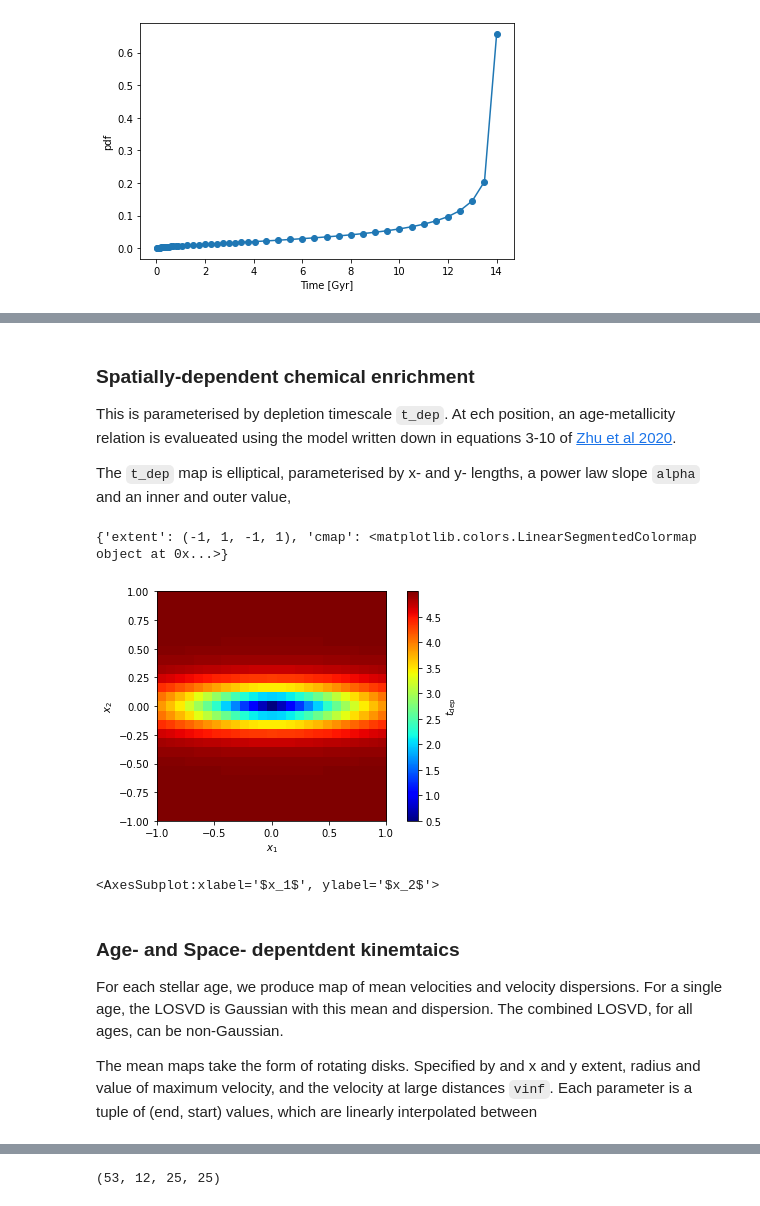
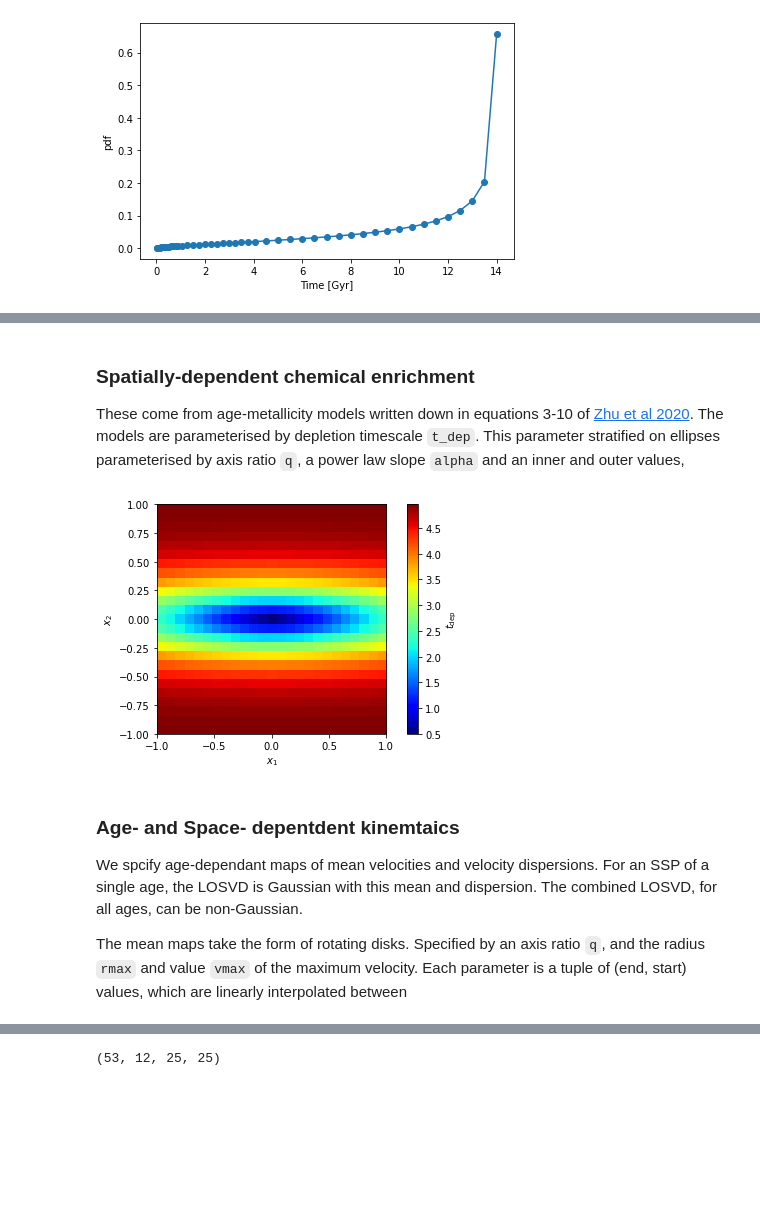
Before and after one commit to prashjet/popkinmocks, a Jupyter notebook: notebooks/popkinmocks.ipynb, the cells around one changed output, grey strips where cells are left out. Cells and saved outputs as stored; diff of their text form; code cells hidden in the pictures; blank space fills up the shorter version.

```diff
--- a/notebooks/popkinmocks.ipynb
+++ b/notebooks/popkinmocks.ipynb
@@ -34,6 +34,6 @@ Set the age dependent spatial-density. Parameterised as an extent in x and y dir
 # %%
-disk1.set_p_x_t(sig_x_lims=(0.5, 0.2),
-                sig_y_lims=(0.03, 0.1),
+disk1.set_p_x_t(q_lims=(0.1, 0.3),
+                rc_lims=(0.1, 0.9),
                 alpha_lims=(1.2, 0.8))
 disk1.plot_density(show_every_nth_time=5)
 # %% [output]
@@ -48,25 +44,20 @@ disk1.plot_density(show_every_nth_time=5)
 # %% [markdown]
 ### Spatially-dependent chemical enrichment
 
-This is parameterised by depletion timescale `t_dep`. At ech position, an age-metallicity relation is evalueated using the model written down in equations 3-10 of [Zhu et al 2020](https://ui.adsabs.harvard.edu/abs/2020MNRAS.496.1579Z/abstract).
-
-The `t_dep` map is elliptical, parameterised by x- and y- lengths, a power law slope `alpha` and an inner and outer value,
+These come from age-metallicity models written down in equations 3-10 of [Zhu et al 2020](https://ui.adsabs.harvard.edu/abs/2020MNRAS.496.1579Z/abstract). The models are parameterised by depletion timescale `t_dep`. This parameter stratified on ellipses parameterised by axis ratio `q`, a power law slope `alpha` and an inner and outer values,
 # %%
-disk1.set_t_dep(sig_x=0.5,
-                sig_y=0.1,
+disk1.set_t_dep(q=0.2,
                 alpha=3.,
                 t_dep_in=0.5,
                 t_dep_out=5.)
 disk1.set_p_z_tx()
 disk1.plot_t_dep()
 # %% [output]
-{'extent': (-1, 1, -1, 1), 'cmap': <matplotlib.colors.LinearSegmentedColormap object at 0x...>}
-[figure, old version]
+[figure, new version]
-<AxesSubplot:xlabel='$x_1$', ylabel='$x_2$'>
 # %% [markdown]
 ### Age- and Space- depentdent kinemtaics
 
-For each stellar age, we produce map of mean velocities and velocity dispersions. For a single age, the LOSVD is Gaussian with this mean and dispersion. The combined LOSVD, for all ages, can be non-Gaussian.
+We spcify age-dependant maps of mean velocities and velocity dispersions. For an SSP of a single age, the LOSVD is Gaussian with this mean and dispersion. The combined LOSVD, for all ages, can be non-Gaussian.
 
-The mean maps take the form of rotating disks. Specified by and x and y extent, radius and value of maximum velocity, and the velocity at large distances `vinf`. Each parameter is a tuple of (end, start) values, which are linearly interpolated between
+The mean maps take the form of rotating disks. Specified by an axis ratio `q`, and the radius `rmax` and value `vmax` of the maximum velocity. Each parameter is a tuple of (end, start) values, which are linearly interpolated between
 # %%
```
Also changed, not shown: parts of 22 cells of this notebook, 6 other files.
